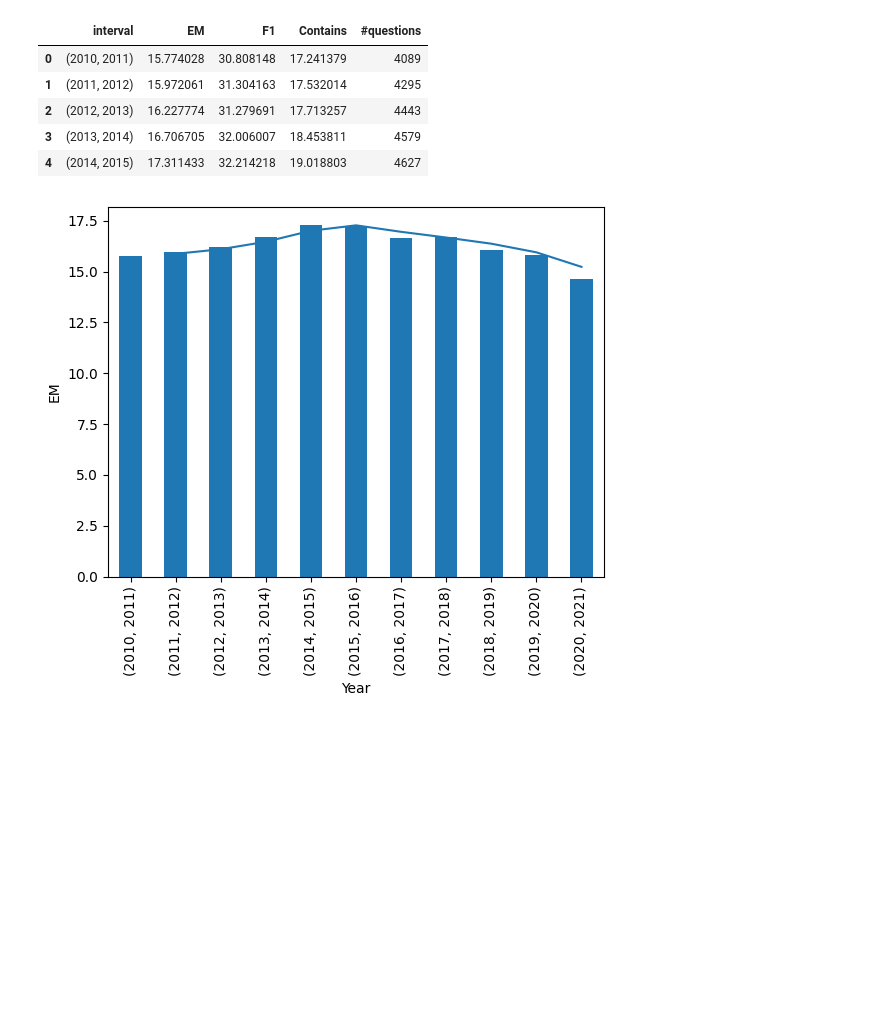
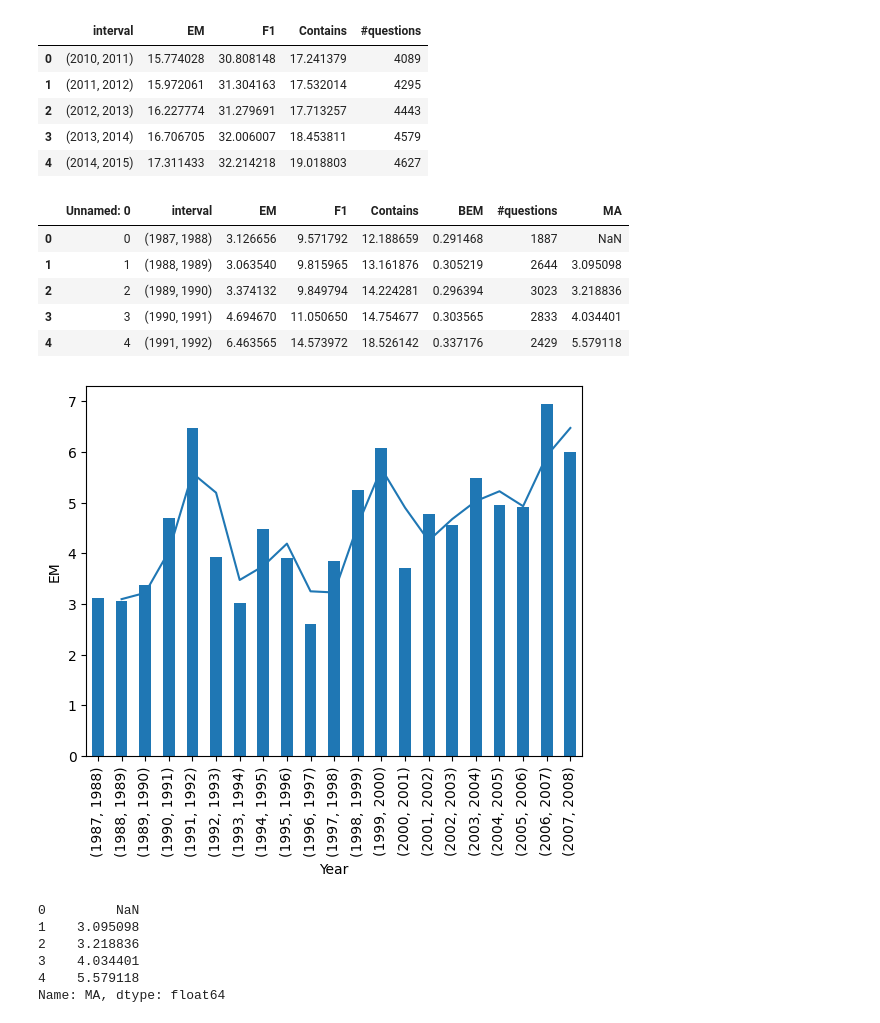
Before and after one commit to jwallat/temporalblindspots, a Jupyter notebook: scripts/time_stratification.ipynb, the cells around one changed output. Drawn from its saved outputs; the diff is of its cells as text; code cells hidden in the pictures; blank space fills up the shorter version.

```diff
--- a/scripts/time_stratification.ipynb
+++ b/scripts/time_stratification.ipynb
@@ -303,28 +303,44 @@ df.head()
 # %%
 import matplotlib.pyplot as plt
 import pandas as pd
 import tikzplotlib
 
 def tikzplotlib_fix_ncols(obj):
     """
     workaround for matplotlib 3.6 renamed legend's _ncol to _ncols, which breaks tikzplotlib
     """
     if hasattr(obj, "_ncols"):
         obj._ncol = obj._ncols
     for child in obj.get_children():
         tikzplotlib_fix_ncols(child)
 
 
 metric = "EM"
 
 hist = df.plot(kind="bar", x='interval', y=metric, legend=False, ylabel=metric, xlabel="Year")
 
 df['MA'] = df[metric].rolling(window=2).mean()
+
 plt.plot(df['MA'])
-
+df.head()
 # plt.show()
 
-tikzplotlib_fix_ncols(hist)
-tikzplotlib.save(f"/home/wallat/temporal-llms/outputs/time_strat/{model_name}_{dataset_name}_intervals_{intervals[0][1]-intervals[0][0]}_years_{metric}.tex")
+# tikzplotlib_fix_ncols(hist)
+# tikzplotlib.save(f"/home/wallat/temporal-llms/outputs/time_strat/{model_name}_{dataset_name}_intervals_{intervals[0][1]-intervals[0][0]}_years_{metric}.tex")
 # %% [output]
+|  | Unnamed: 0 | interval | EM | F1 | Contains | BEM | #questions | MA |
+| 0 | 0 | (1987, 1988) | 3.126656 | 9.571792 | 12.188659 | 0.291468 | 1887 | NaN |
+| 1 | 1 | (1988, 1989) | 3.063540 | 9.815965 | 13.161876 | 0.305219 | 2644 | 3.095098 |
+| 2 | 2 | (1989, 1990) | 3.374132 | 9.849794 | 14.224281 | 0.296394 | 3023 | 3.218836 |
+| 3 | 3 | (1990, 1991) | 4.694670 | 11.050650 | 14.754677 | 0.303565 | 2833 | 4.034401 |
+| 4 | 4 | (1991, 1992) | 6.463565 | 14.573972 | 18.526142 | 0.337176 | 2429 | 5.579118 |
-[figure, old version]
+[figure, new version]
+# %%
+df['MA'].head()
+# %% [output]
+0         NaN
+1    3.095098
+2    3.218836
+3    4.034401
+4    5.579118
+Name: MA, dtype: float64
```
Also changed, not shown: parts of 3 cells of this notebook, 8 other files.
